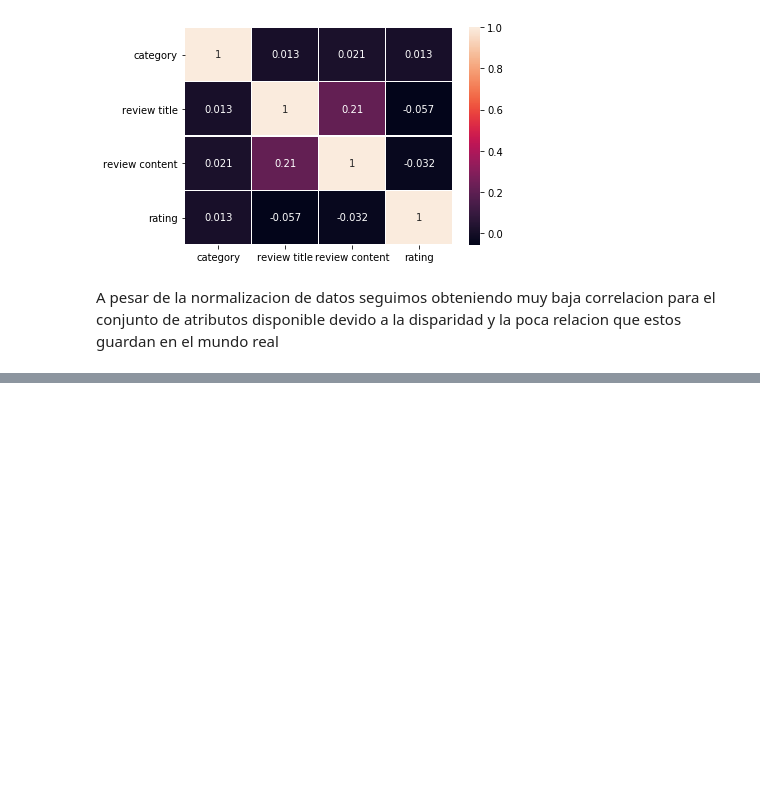
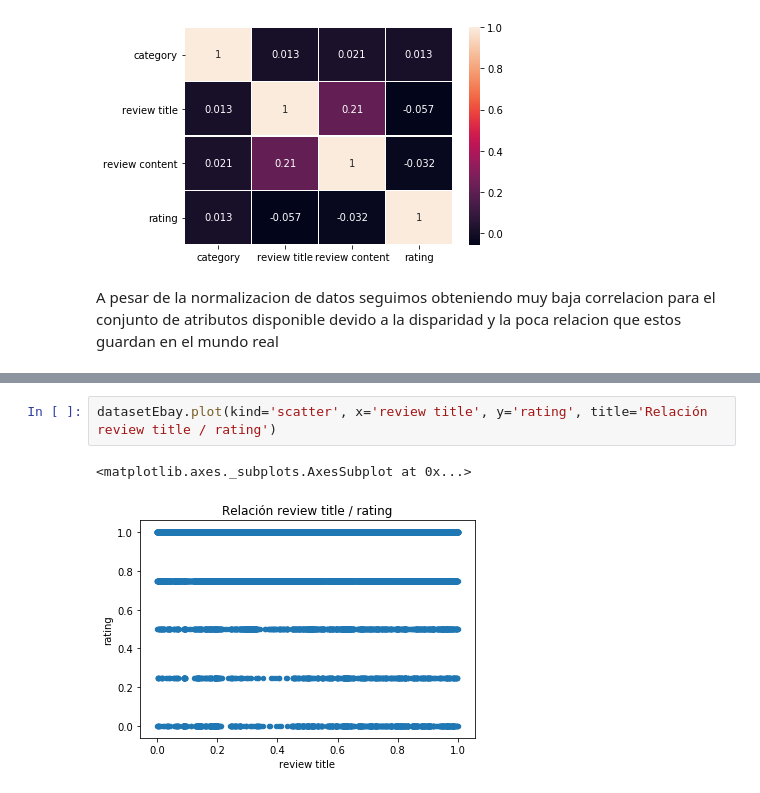
Before and after one commit to AdriaOrozco/CasKaggle, a Jupyter notebook: notebooks/develop/EbayNotebook.ipynb, the cells around one changed output, grey strips where cells are left out. Saved outputs shown, nothing was run; the diff lists cells and outputs as text; blank space fills up the shorter version.

```diff
--- a/notebooks/develop/EbayNotebook.ipynb
+++ b/notebooks/develop/EbayNotebook.ipynb
@@ -275,0 +284,5 @@ Este estimador escala y traduce cada característica individualmente de manera q
+# %%
+datasetEbay.plot(kind='scatter', x='review title', y='rating', title='Relación review title / rating')
+# %% [output]
+<matplotlib.axes._subplots.AxesSubplot at 0x...>
+[figure, added]
```
Also changed, not shown: parts of 8 cells of this notebook.
